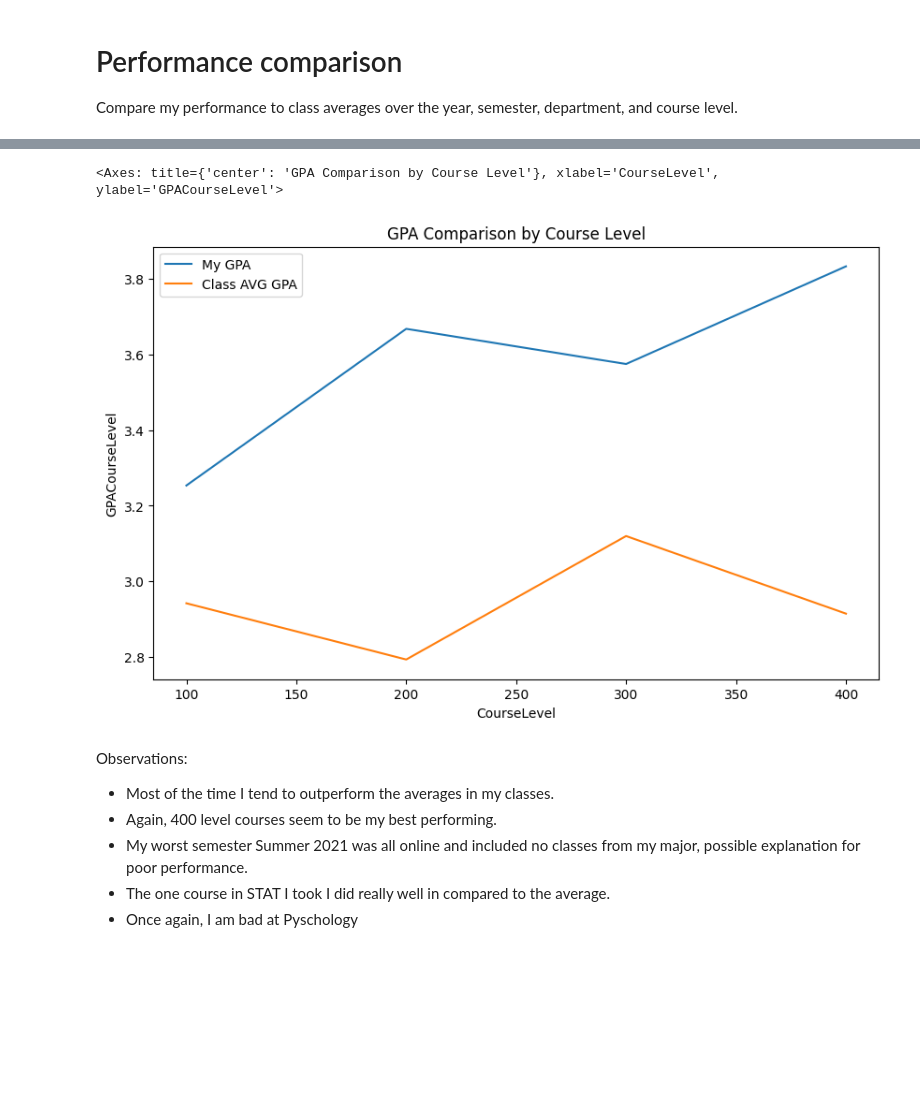
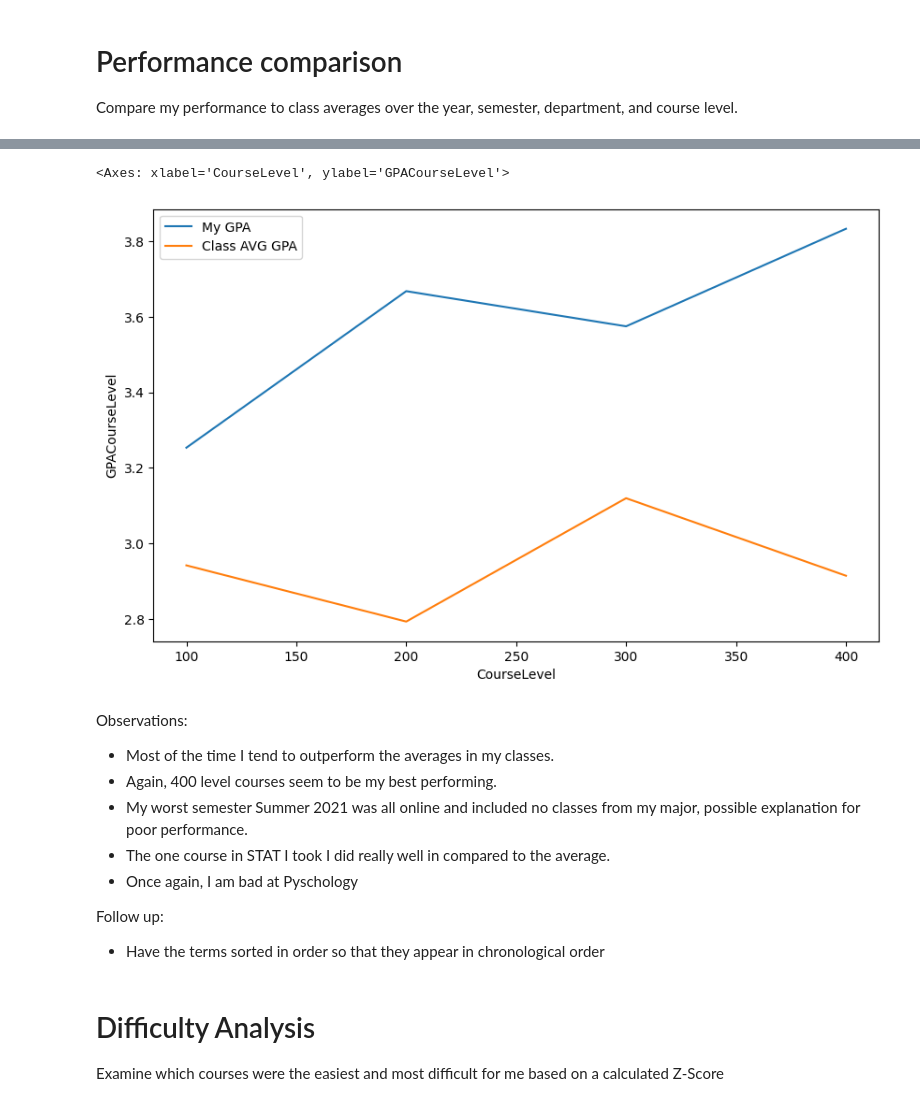
Before and after one commit to NickTurenne/Transcript-Analysis, a Jupyter notebook: notebooks/EDA.ipynb, the cells around one changed output, grey strips where cells are left out. Saved outputs shown, nothing was run; the diff lists cells and outputs as text; code cells hidden in the pictures; blank space fills up the shorter version.

Commit message:
Added difficulty index

```diff
--- a/notebooks/EDA.ipynb
+++ b/notebooks/EDA.ipynb
@@ -332,13 +329,12 @@ sns.lineplot(data=df_term_gpa_class_avg, x="Dept", y="ClassAvgGPADept", label="C
 # %%
 df_term_gpa_class_avg = df_grade_filtered.groupby("CourseLevel")["ClassAvgGradePoint"].mean().reset_index(name="ClassAvgGPACourseLevel")
 df_term_gpa = df_grade_filtered.groupby("CourseLevel")["GradePoint"].mean().reset_index(name="GPACourseLevel")
 plt.figure(figsize=(10,6))
-plt.title("GPA Comparison by Course Level")
 sns.lineplot(data=df_term_gpa, x="CourseLevel", y="GPACourseLevel", label="My GPA")
 sns.lineplot(data=df_term_gpa_class_avg, x="CourseLevel", y="ClassAvgGPACourseLevel", label="Class AVG GPA")
 # %% [output]
-<Axes: title={'center': 'GPA Comparison by Course Level'}, xlabel='CourseLevel', ylabel='GPACourseLevel'>
+<Axes: xlabel='CourseLevel', ylabel='GPACourseLevel'>
-[figure, old version]
+[figure, new version]
 # %% [markdown]
 Observations:
 - Most of the time I tend to outperform the averages in my classes.
@@ -346,3 +342,9 @@ Observations:
 - My worst semester Summer 2021 was all online and included no classes from my major, possible explanation for poor performance.
 - The one course in STAT I took I did really well in compared to the average.
 - Once again, I am bad at Pyschology
+
+Follow up:
+- Have the terms sorted in order so that they appear in chronological order
+# %% [markdown]
+# Difficulty Analysis
+Examine which courses were the easiest and most difficult for me based on a calculated Z-Score
```
Also changed, not shown: parts of 10 cells of this notebook, 2 other files.
